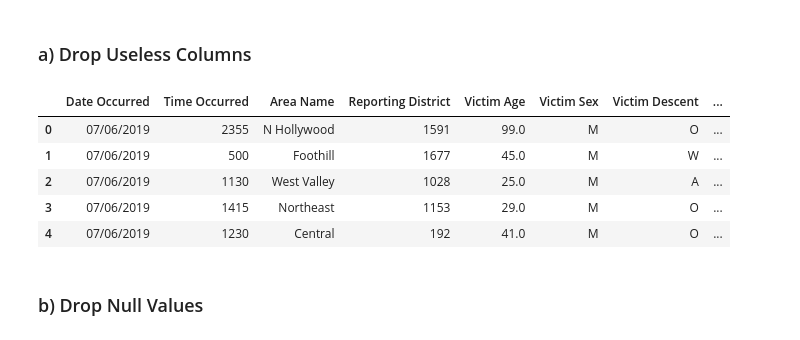
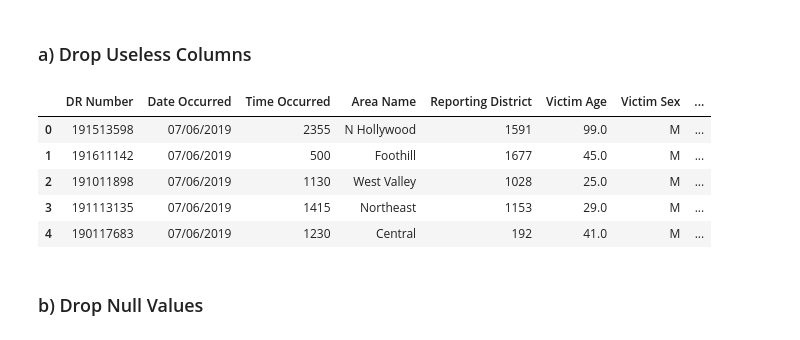
Before and after one commit to shaun-huang/ETL-Project-2, a Jupyter notebook: 01 - Data Cleaning.ipynb, the cells around one changed output. Cells and saved outputs as stored; diff of their text form; code cells hidden in the pictures.

```diff
--- a/01 - Data Cleaning.ipynb
+++ b/01 - Data Cleaning.ipynb
@@ -61,26 +61,25 @@ memory usage: 65.8+ MB
 # %%
 # Drop columns that will not help during the analysis
 drop_columns_df = df.drop(columns=[
-    "DR Number", # Not useful for analysis
     "Date Reported", # More interested in Date Occured
     "Area ID", # Could use Area Name
     "Crime Code", # Uniform data: "997"
     "Crime Code Description", # Uniform data: "TRAFFIC COLLISION"
     "MO Codes", # Too many null values
     "Premise Code", # Could use Premise Description
     "Cross Street", # Could use Address or Location
     "Address", # redundant data
     "Premise Description" # Unnecessary
 ])
 
 drop_columns_df.head()
 # %% [output]
-|  | Date Occurred | Time Occurred | Area Name | Reporting District | Victim Age | Victim Sex | Victim Descent | ... |
-| 0 | 07/06/2019 | 2355 | N Hollywood | 1591 | 99.0 | M | O | ... |
-| 1 | 07/06/2019 | 500 | Foothill | 1677 | 45.0 | M | W | ... |
-| 2 | 07/06/2019 | 1130 | West Valley | 1028 | 25.0 | M | A | ... |
-| 3 | 07/06/2019 | 1415 | Northeast | 1153 | 29.0 | M | O | ... |
-| 4 | 07/06/2019 | 1230 | Central | 192 | 41.0 | M | O | ... |
+|  | DR Number | Date Occurred | Time Occurred | Area Name | Reporting District | Victim Age | Victim Sex | ... |
+| 0 | 191513598 | 07/06/2019 | 2355 | N Hollywood | 1591 | 99.0 | M | ... |
+| 1 | 191611142 | 07/06/2019 | 500 | Foothill | 1677 | 45.0 | M | ... |
+| 2 | 191011898 | 07/06/2019 | 1130 | West Valley | 1028 | 25.0 | M | ... |
+| 3 | 191113135 | 07/06/2019 | 1415 | Northeast | 1153 | 29.0 | M | ... |
+| 4 | 190117683 | 07/06/2019 | 1230 | Central | 192 | 41.0 | M | ... |
 # %% [markdown]
 ### b) Drop Null Values
 # %%
```
Also changed, not shown: parts of 2 cells of this notebook, 1 other file.
